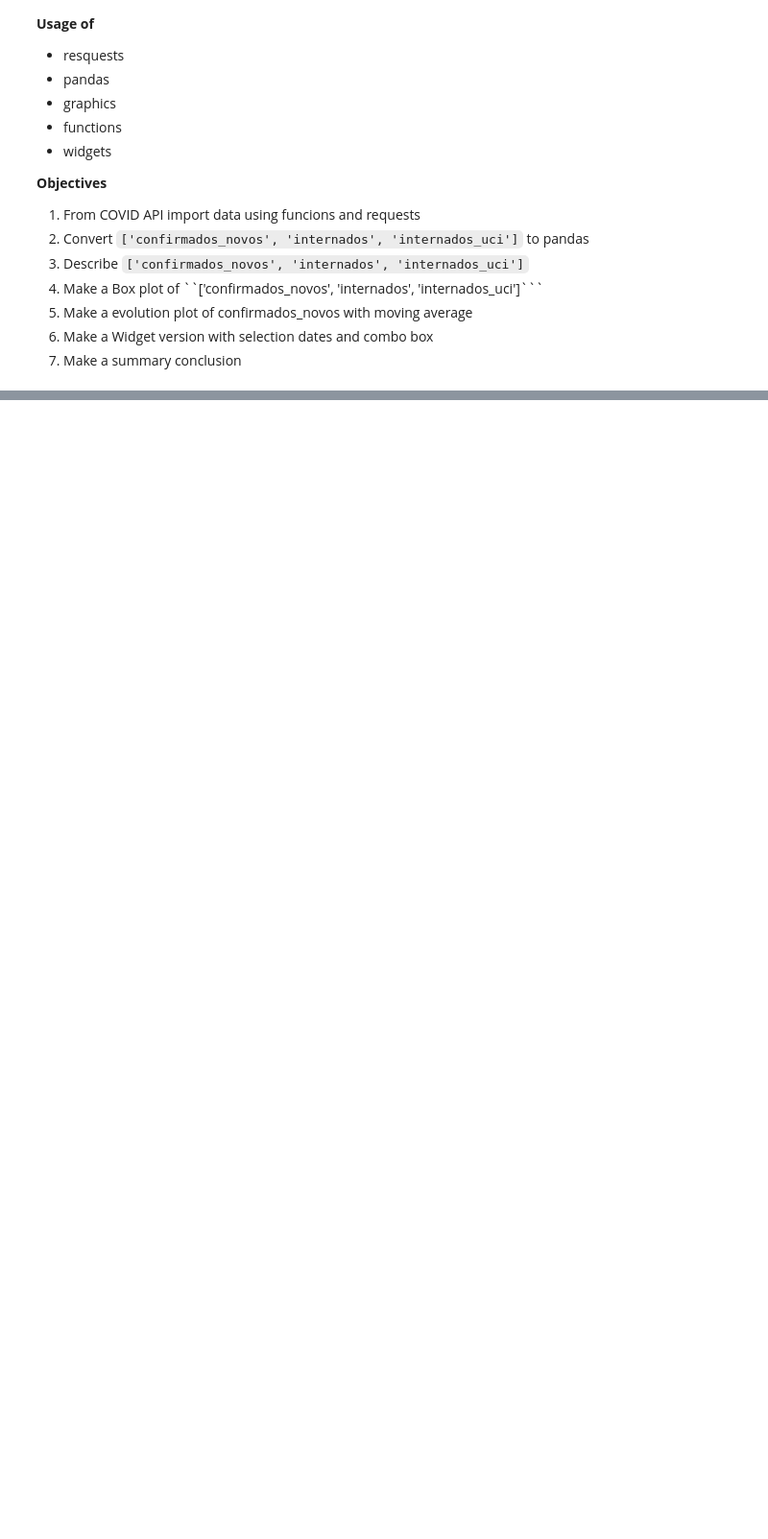
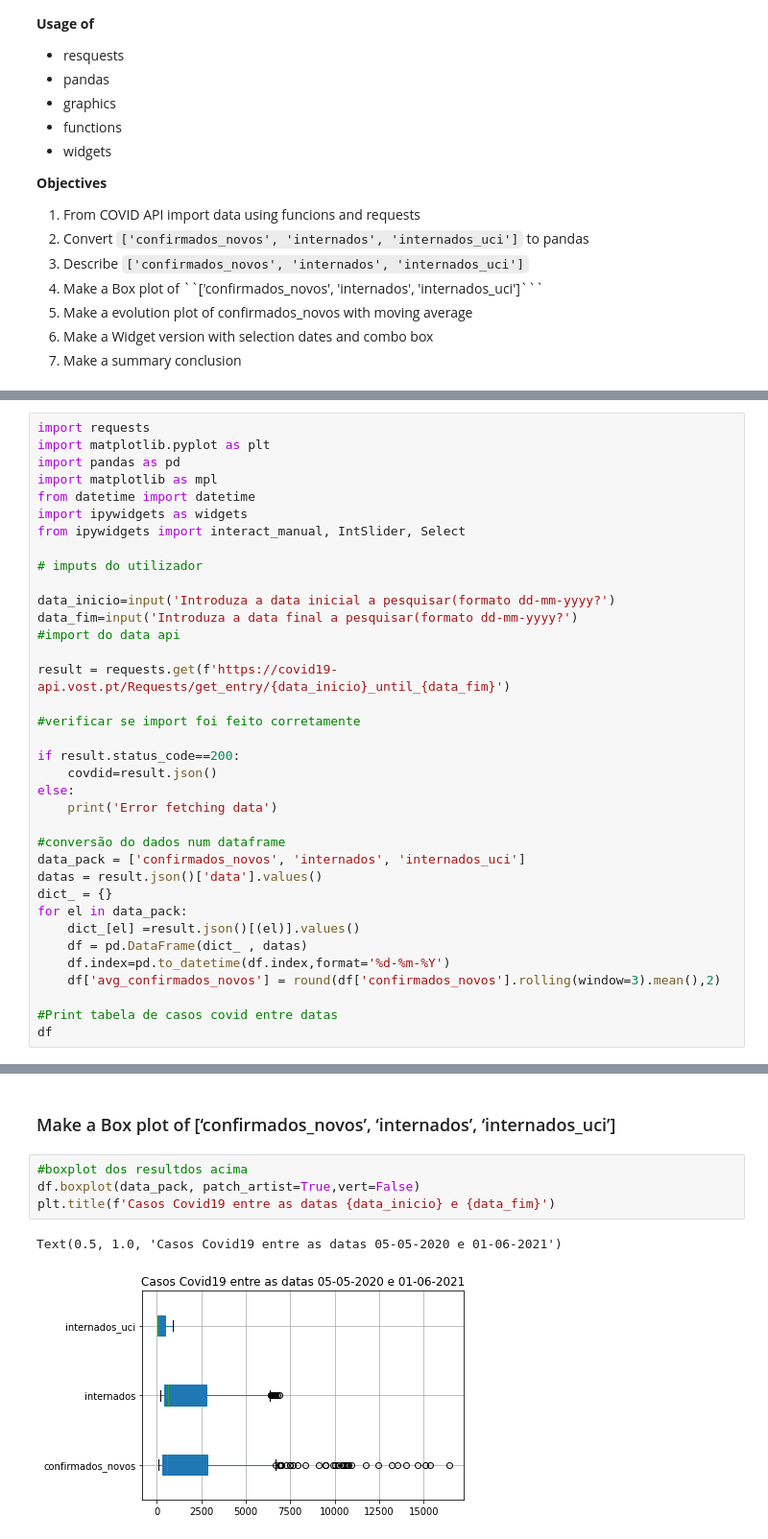
Before and after one commit to fabiogoncalve/COVID-API-import, a Jupyter notebook: _sprint #4_fabio_goncalves.ipynb, the cells around one changed output, grey strips where cells are left out. Shown: that part at 96% size. Drawn from its saved outputs; the diff is of its cells as text; blank space fills up the shorter version.

```diff
--- a/_sprint #4_fabio_goncalves.ipynb
+++ b/_sprint #4_fabio_goncalves.ipynb
@@ -93,0 +28,36 @@ AttributeError: 'Series' object has no attribute 'boxplot'
+# %%
+import requests
+import matplotlib.pyplot as plt
+import pandas as pd
+import matplotlib as mpl
+from datetime import datetime
+import ipywidgets as widgets
+from ipywidgets import interact_manual, IntSlider, Select
+
+# imputs do utilizador
+
+data_inicio=input('Introduza a data inicial a pesquisar(formato dd-mm-yyyy?')
+data_fim=input('Introduza a data final a pesquisar(formato dd-mm-yyyy?')
+#import do data api
+
+result = requests.get(f'https://covid19-api.vost.pt/Requests/get_entry/{data_inicio}_until_{data_fim}')
+
+#verificar se import foi feito corretamente
+
+if result.status_code==200:
+    covdid=result.json()
+else:
+    print('Error fetching data')
+
+#conversão do dados num dataframe
+data_pack = ['confirmados_novos', 'internados', 'internados_uci']
+datas = result.json()['data'].values()
+dict_ = {}
+for el in data_pack:
+    dict_[el] =result.json()[(el)].values()
+    df = pd.DataFrame(dict_ , datas)
+    df.index=pd.to_datetime(df.index,format='%d-%m-%Y')
+    df['avg_confirmados_novos'] = round(df['confirmados_novos'].rolling(window=3).mean(),2)
+
+#Print tabela de casos covid entre datas
+df
@@ -93,0 +106,9 @@ AttributeError: 'Series' object has no attribute 'boxplot'
+# %% [markdown]
+### Make a Box plot of [‘confirmados_novos’, ‘internados’, ‘internados_uci’]
+# %%
+#boxplot dos resultdos acima
+df.boxplot(data_pack, patch_artist=True,vert=False)
+plt.title(f'Casos Covid19 entre as datas {data_inicio} e {data_fim}')
+# %% [output]
+Text(0.5, 1.0, 'Casos Covid19 entre as datas 05-05-2020 e 01-06-2021')
+[figure, added]
```
Also changed, not shown: parts of 15 cells of this notebook, 1 other file.
